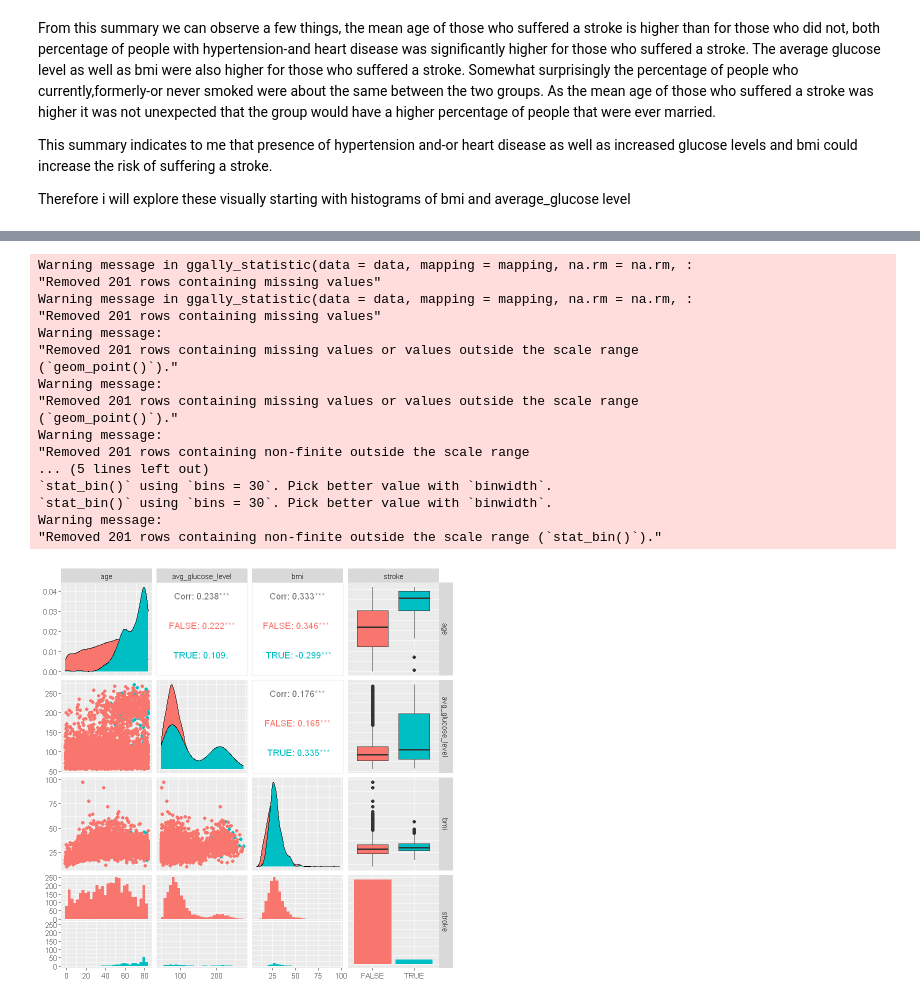
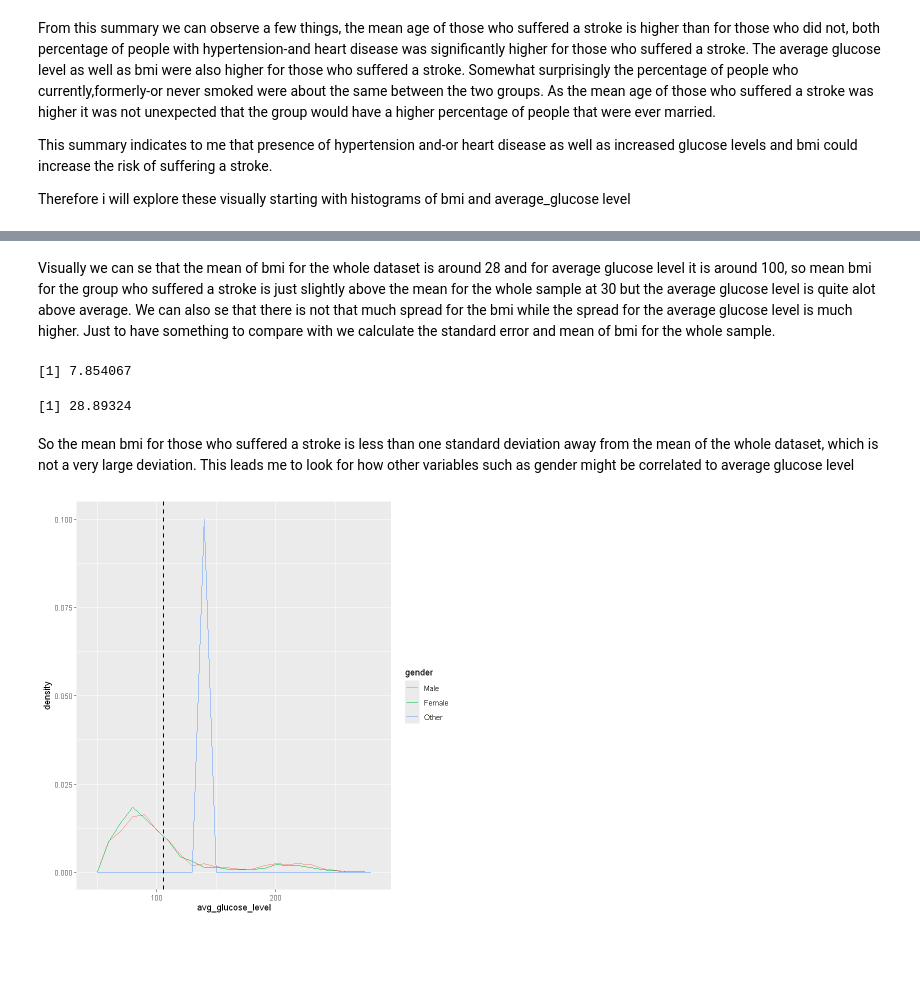
Before and after one commit to massemassiv/su-mt4007, a Jupyter notebook: HW3/HW3.ipynb, the cells around one changed output, grey strips where cells are left out. Cells and saved outputs as stored; diff of their text form; code cells hidden in the pictures; blank space fills up the shorter version.

```diff
--- a/HW3/HW3.ipynb
+++ b/HW3/HW3.ipynb
@@ -356,25 +322,17 @@ Warning message:
-# %%
-ggpairs(data=stroke_df%>%select(age,avg_glucose_level,bmi,stroke),
-#upper = list(continuous = "points", combo = "box_no_facet", discrete = "count", na = "na"),
- # lower = list(continuous = "points", combo = "facethist", discrete = "facetbar", na = "na"),
- # diag = list(continuous = "densityDiag", discrete = "barDiag", na = "naDiag"),
-mapping=aes(color=stroke))
-# %% [output]
-Warning message in ggally_statistic(data = data, mapping = mapping, na.rm = na.rm, :
-"Removed 201 rows containing missing values"
-Warning message in ggally_statistic(data = data, mapping = mapping, na.rm = na.rm, :
-"Removed 201 rows containing missing values"
-Warning message:
-"Removed 201 rows containing missing values or values outside the scale range
-(`geom_point()`)."
-Warning message:
-"Removed 201 rows containing missing values or values outside the scale range
-(`geom_point()`)."
-Warning message:
-"Removed 201 rows containing non-finite outside the scale range
-... (5 lines left out)
-`stat_bin()` using `bins = 30`. Pick better value with `binwidth`.
-`stat_bin()` using `bins = 30`. Pick better value with `binwidth`.
-Warning message:
-"Removed 201 rows containing non-finite outside the scale range (`stat_bin()`)."
-[figure, removed]
+# %% [markdown]
+Visually we can se that the mean of bmi for the whole dataset is around 28 and for average glucose level it is around 100, so  mean bmi for the group who suffered a stroke is just slightly above the mean for the whole sample at 30 but the average glucose level is quite alot above average.
+We can also se that there is not that much spread for the bmi while the spread for the average glucose level is much higher.
+Just to have something to compare with we calculate the standard error and mean of bmi for the whole sample.
+# %%
+sd(stroke_df$bmi,na.rm=TRUE)
+mean(stroke_df$bmi,na.rm=TRUE)
+# %% [output]
+[1] 7.854067
+[1] 28.89324
+# %% [markdown]
+So the mean bmi for those who suffered a stroke is less than one standard deviation away from the mean of the whole dataset, which is not a very large deviation.
+This leads me to look for how other variables such as gender might be correlated to average glucose level
+# %%
+ggplot(data=stroke_df,mapping=aes(x=avg_glucose_level,y=..density..))+geom_freqpoly(mapping=aes(color=gender),binwidth=10)+geom_vline(aes(xintercept=mean(avg_glucose_level,na.rm = TRUE)),color="black", linetype="dashed", size=.8)
+# %% [output]
+[figure, added]
```
Also changed, not shown: parts of 14 cells of this notebook.
